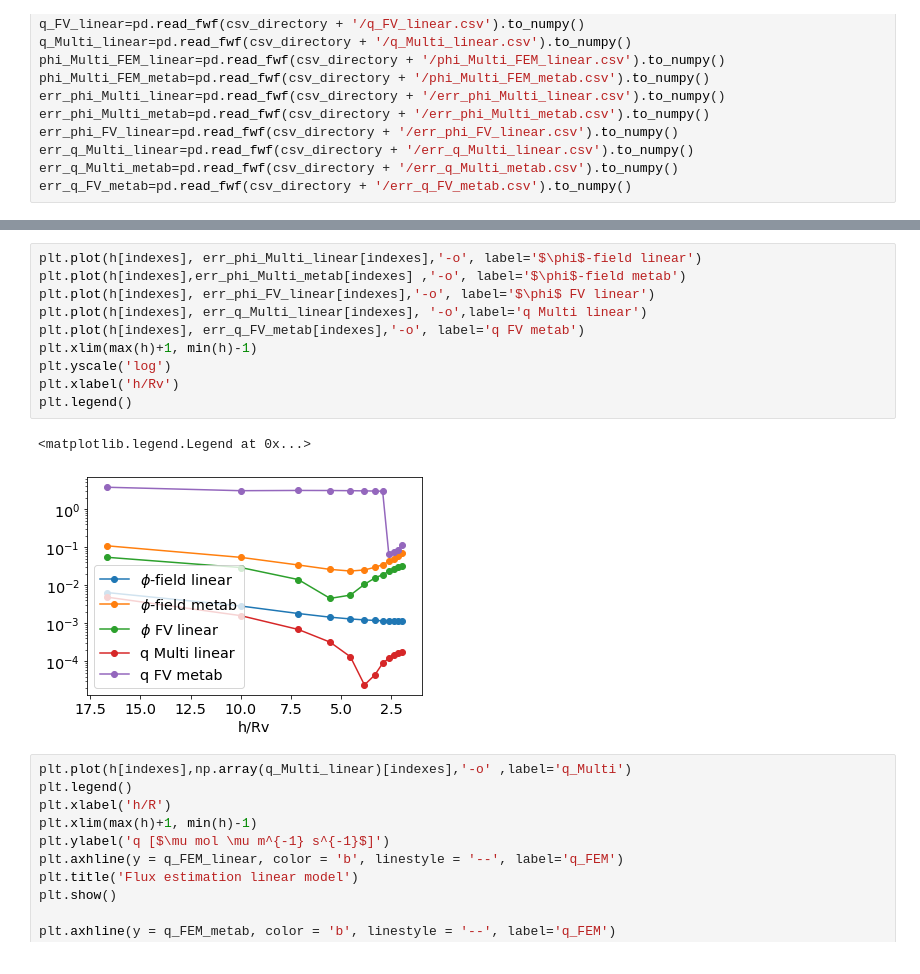
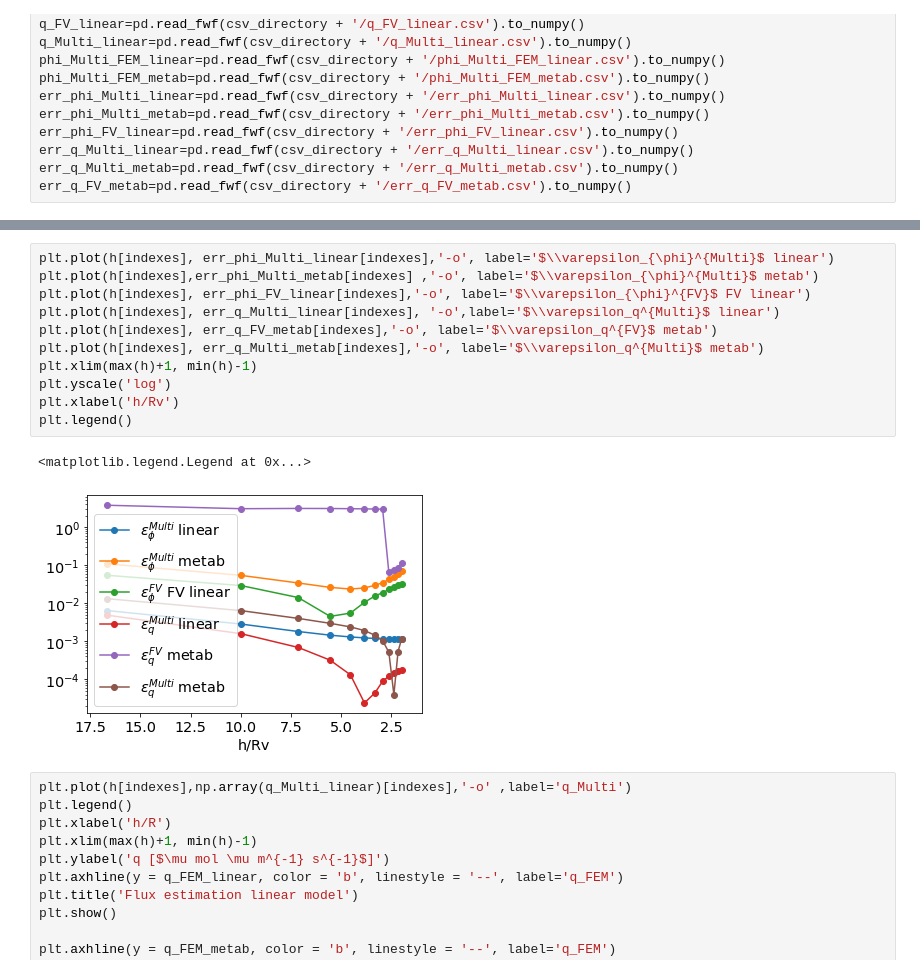
Before and after one commit to davidpucela16/Hybrid_2D_beta, a Jupyter notebook: Figures_and_Tests/base/csv_outputs/base.ipynb, the cells around one changed output, grey strips where cells are left out. Drawn from its saved outputs; the diff is of its cells as text.

```diff
--- a/Figures_and_Tests/base/csv_outputs/base.ipynb
+++ b/Figures_and_Tests/base/csv_outputs/base.ipynb
@@ -90,16 +93,17 @@ err_q_FV_metab=pd.read_fwf(csv_directory + '/err_q_FV_metab.csv').to_numpy()
 # %%
-plt.plot(h[indexes], err_phi_Multi_linear[indexes],'-o', label='$\phi$-field linear')
-plt.plot(h[indexes],err_phi_Multi_metab[indexes] ,'-o', label='$\phi$-field metab')
-plt.plot(h[indexes], err_phi_FV_linear[indexes],'-o', label='$\phi$ FV linear')
-plt.plot(h[indexes], err_q_Multi_linear[indexes], '-o',label='q Multi linear')
-plt.plot(h[indexes], err_q_FV_metab[indexes],'-o', label='q FV metab')
+plt.plot(h[indexes], err_phi_Multi_linear[indexes],'-o', label='$\\varepsilon_{\phi}^{Multi}$ linear')
+plt.plot(h[indexes],err_phi_Multi_metab[indexes] ,'-o', label='$\\varepsilon_{\phi}^{Multi}$ metab')
+plt.plot(h[indexes], err_phi_FV_linear[indexes],'-o', label='$\\varepsilon_{\phi}^{FV}$ FV linear')
+plt.plot(h[indexes], err_q_Multi_linear[indexes], '-o',label='$\\varepsilon_q^{Multi}$ linear')
+plt.plot(h[indexes], err_q_FV_metab[indexes],'-o', label='$\\varepsilon_q^{FV}$ metab')
+plt.plot(h[indexes], err_q_Multi_metab[indexes],'-o', label='$\\varepsilon_q^{Multi}$ metab')
 plt.xlim(max(h)+1, min(h)-1)
 plt.yscale('log')
 plt.xlabel('h/Rv')
 plt.legend()
 # %% [output]
 <matplotlib.legend.Legend at 0x...>
-[figure, old version]
+[figure, new version]
 # %%
 plt.plot(h[indexes],np.array(q_Multi_linear)[indexes],'-o' ,label='q_Multi')
 plt.legend()
```
Also changed, not shown: parts of 1 cell of this notebook, 7 other files.
